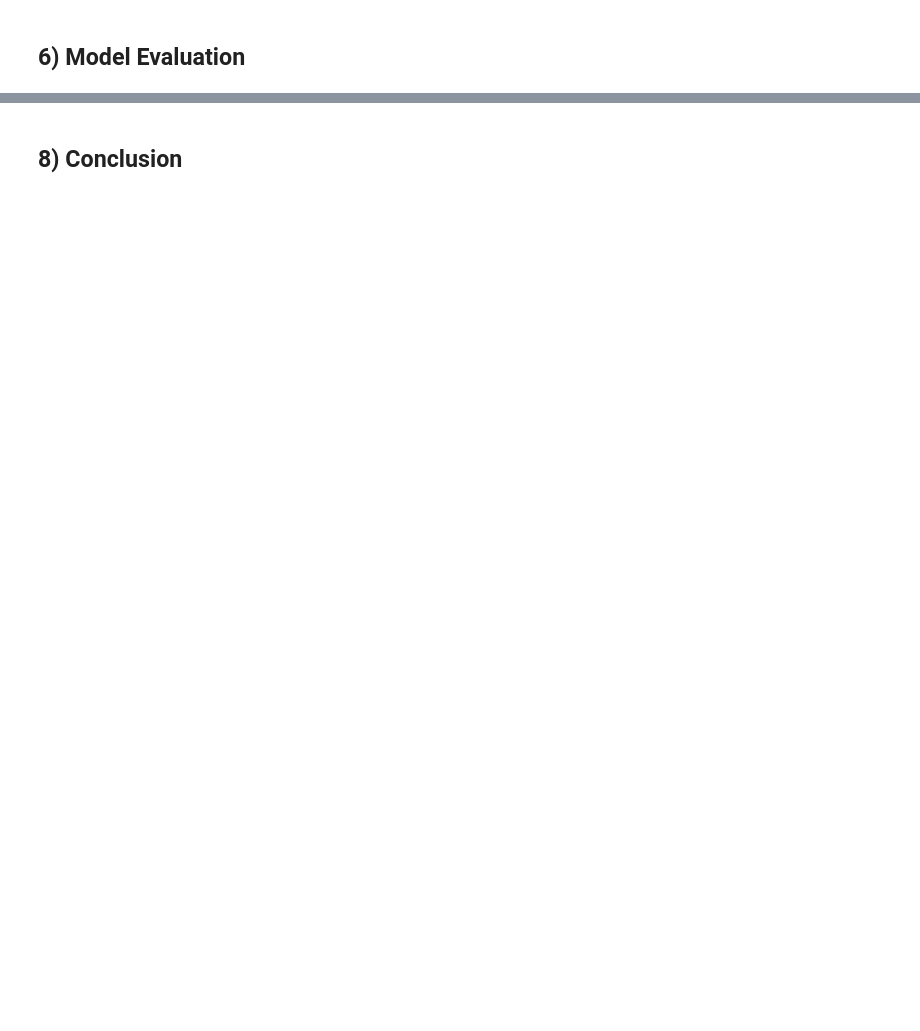
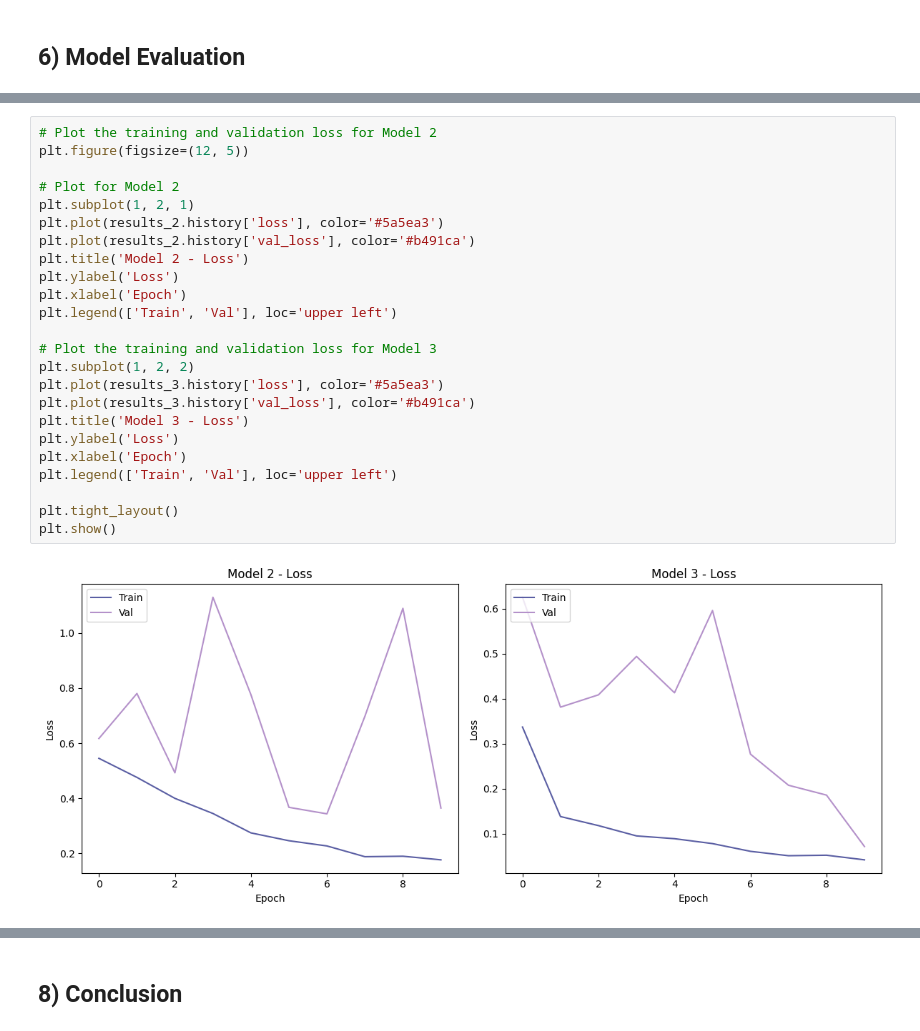
Before and after one commit to Bree-009/Deep-Learning-Analysis-of-X-Ray-Images-for-Pneumonia-Detection, a Jupyter notebook: Image Classification notebook.ipynb, the cells around one changed output, grey strips where cells are left out. Cells and saved outputs as stored; diff of their text form; blank space fills up the shorter version.

```diff
--- a/Image Classification notebook.ipynb
+++ b/Image Classification notebook.ipynb
@@ -855,0 +816,26 @@ Model 4 is slightly higher than  Model 2 in terms of test accuracy, indicating b
+# %%
+# Plot the training and validation loss for Model 2
+plt.figure(figsize=(12, 5))
+
+# Plot for Model 2
+plt.subplot(1, 2, 1)
+plt.plot(results_2.history['loss'], color='#5a5ea3')
+plt.plot(results_2.history['val_loss'], color='#b491ca')
+plt.title('Model 2 - Loss')
+plt.ylabel('Loss')
+plt.xlabel('Epoch')
+plt.legend(['Train', 'Val'], loc='upper left')
+
+# Plot the training and validation loss for Model 3
+plt.subplot(1, 2, 2)
+plt.plot(results_3.history['loss'], color='#5a5ea3')
+plt.plot(results_3.history['val_loss'], color='#b491ca')
+plt.title('Model 3 - Loss')
+plt.ylabel('Loss')
+plt.xlabel('Epoch')
+plt.legend(['Train', 'Val'], loc='upper left')
+
+plt.tight_layout()
+plt.show()
+# %% [output]
+[figure, added]
```
Also changed, not shown: parts of 79 cells of this notebook, 1 other file.
